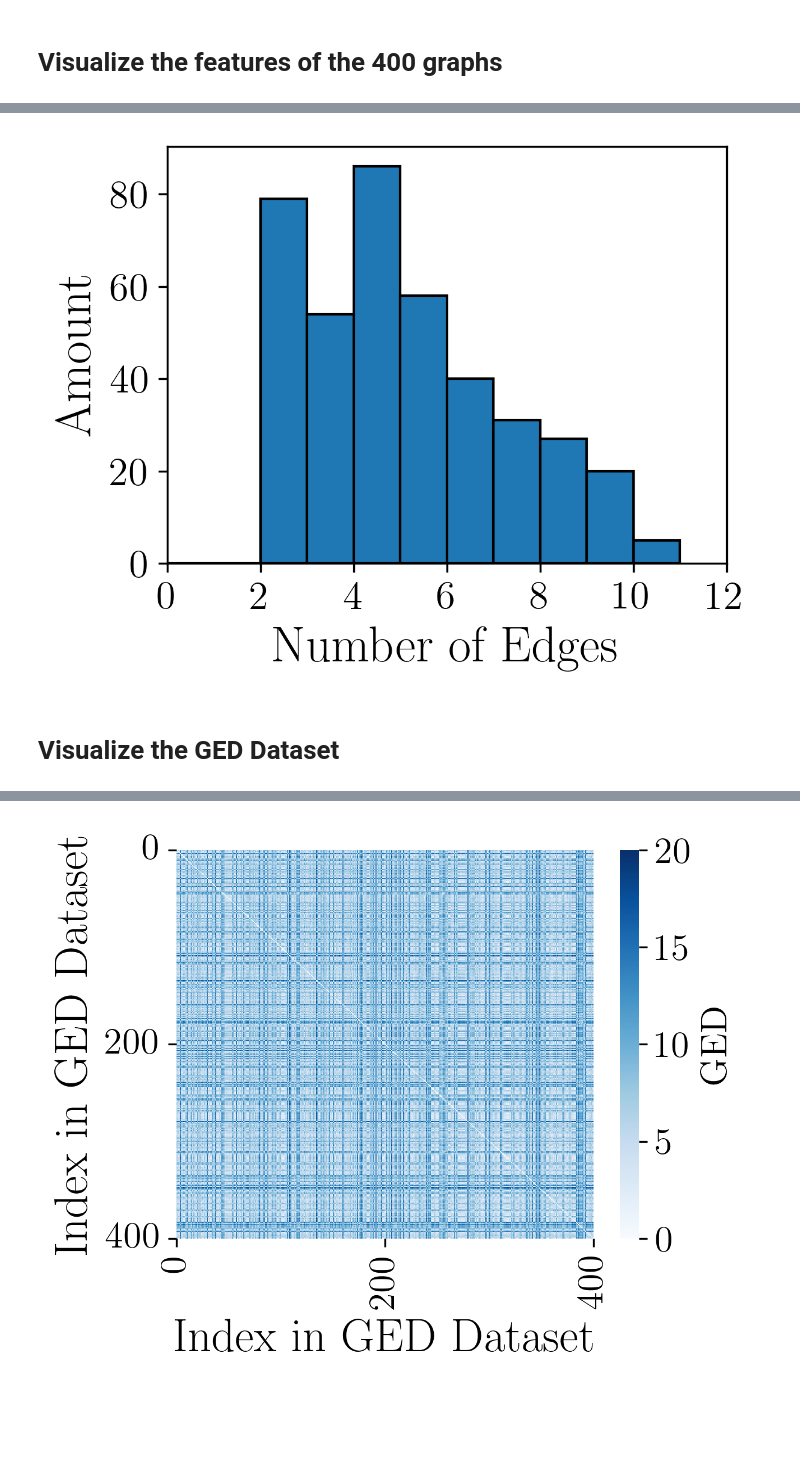
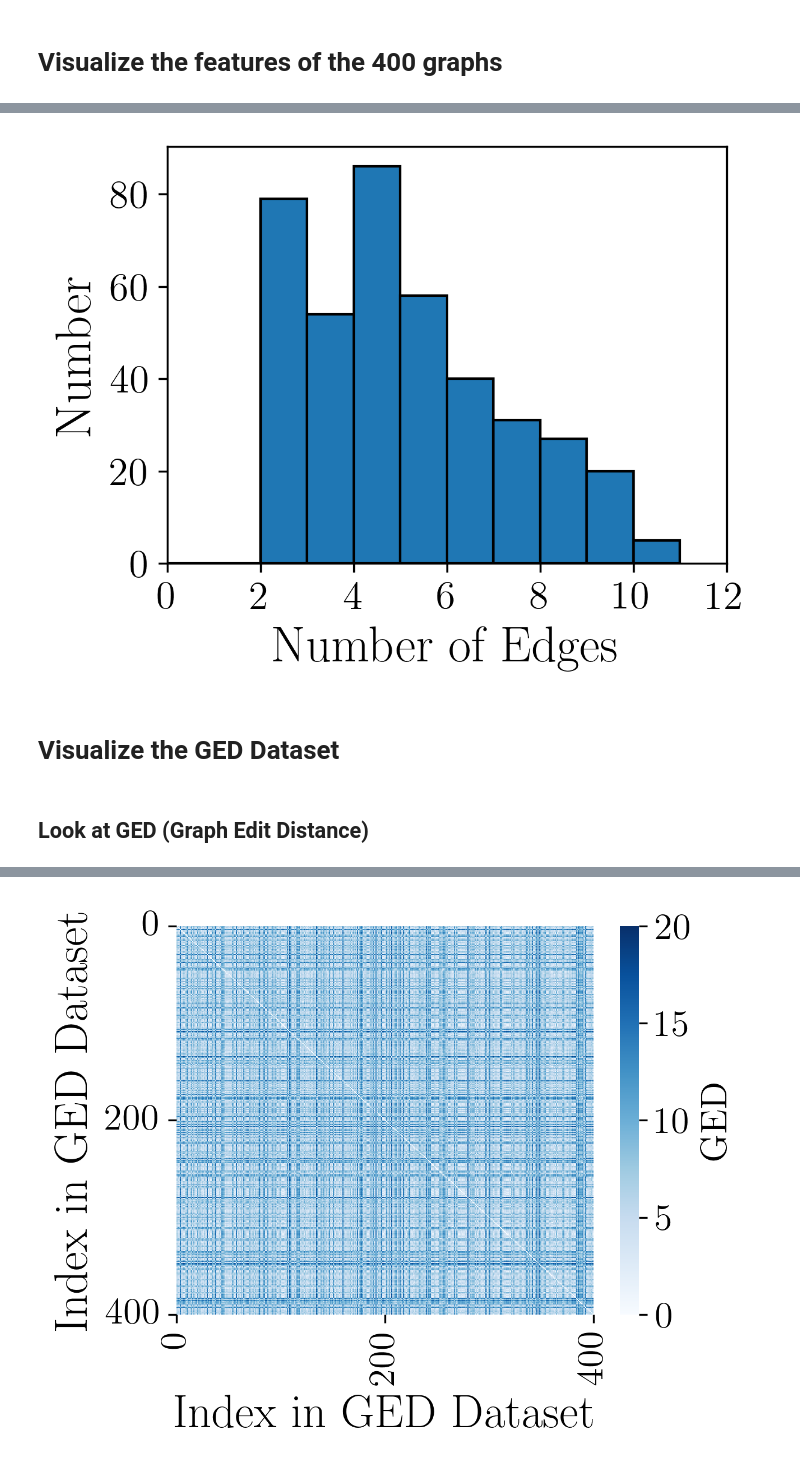
Before and after one commit to shijiale0609/MacroSimGNN, a Jupyter notebook: Dataset/GED_Dataset_Visualization.ipynb, the cells around one changed output, grey strips where cells are left out. Drawn from its saved outputs; the diff is of its cells as text; code cells hidden in the pictures; blank space fills up the shorter version.

```diff
--- a/Dataset/GED_Dataset_Visualization.ipynb
+++ b/Dataset/GED_Dataset_Visualization.ipynb
@@ -90,18 +91,18 @@ plt.show()
 # %%
 bins = np.arange(0, 12, 1)
 
 plt.figure(figsize=(4, 3), dpi=300)
 plt.hist(number_edge_list, bins=bins, edgecolor="black")
 plt.xlabel("Number of Edges", size=20)
-plt.ylabel("Amount", size=20)
+plt.ylabel("Number", size=20)
 plt.xlim(0, 12)
 # Increase font size of ticks
 plt.xticks(fontsize=16)
 plt.yticks(fontsize=16)
 
 plt.show()
 # %% [output]
-[figure, old version]
+[figure, new version]
 # %% [markdown]
 # Visualize the GED Dataset
 # %%
@@ -133,6 +134,8 @@ for i in range(0, len(graph_0_399_IDs)):
         ged_matrix[i, j] = ged
         nged_matrix[i, j] = nged
         s_matrix[i, j] = s
+# %% [markdown]
+## Look at GED (Graph Edit Distance)
 # %%
 bins = np.arange(-0.5, 20, 1)
 
```
Also changed, not shown: parts of 11 cells of this notebook.
